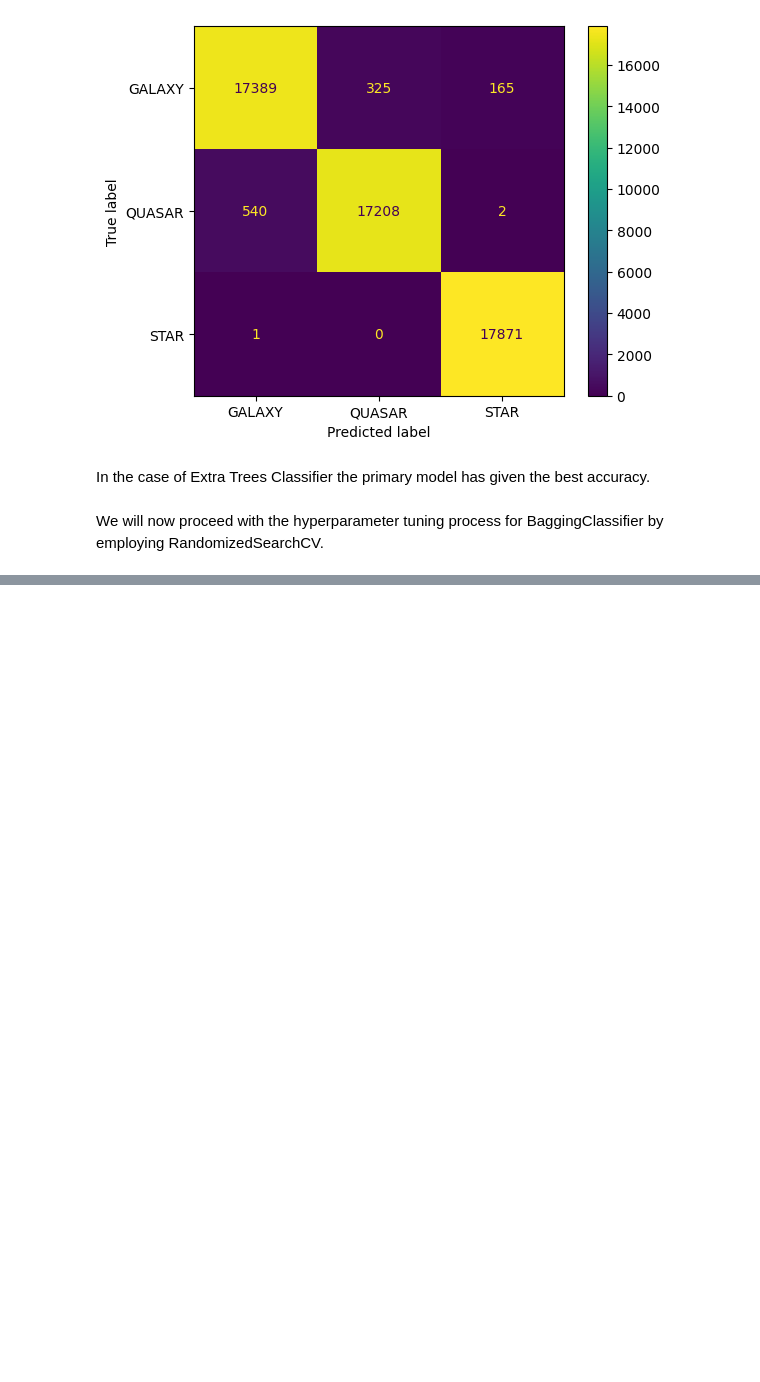
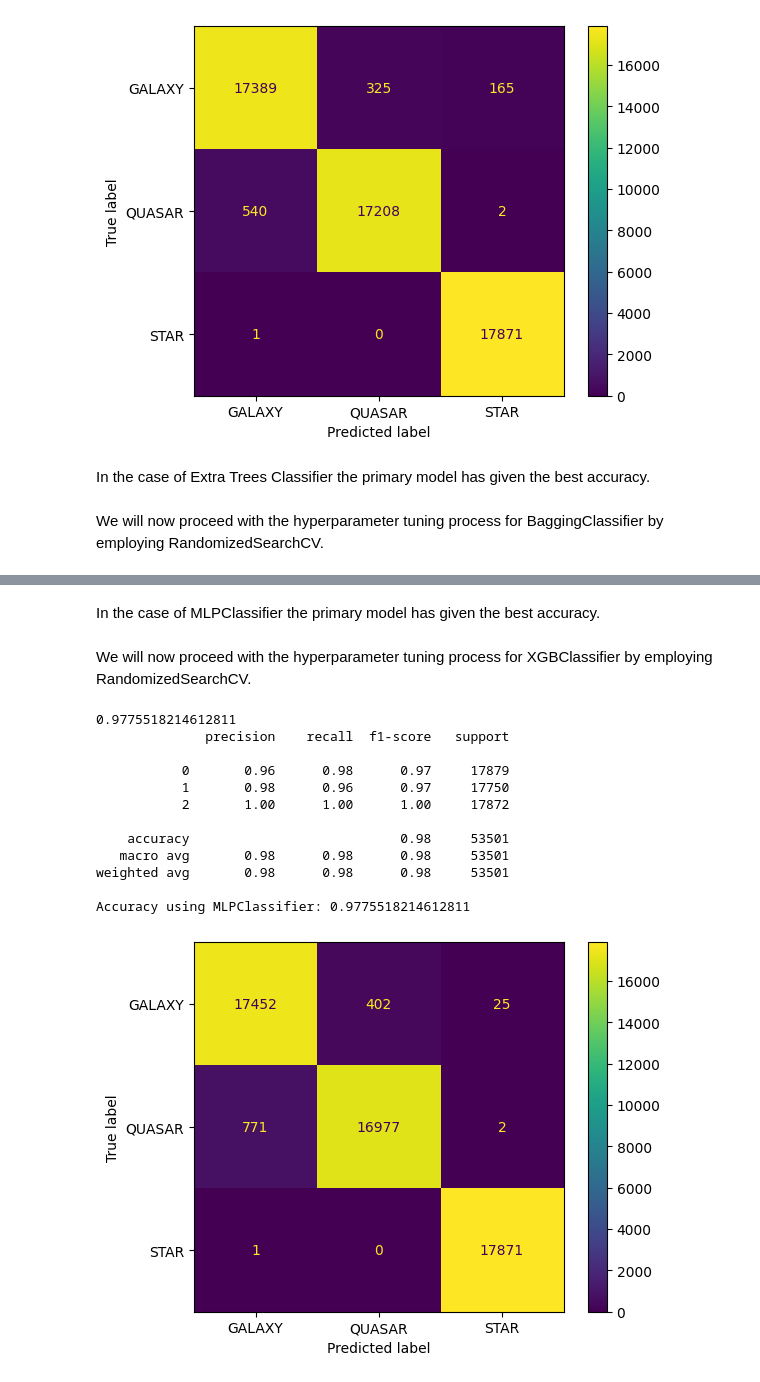
Before and after one commit to Ahmed-Estiak/stellar-classification-using-SMOTE-and-classifiers-ensemble, a Jupyter notebook: Stellar Classification (Smote, Scaled, hyperparamter tuning and ensemble).ipynb, the cells around one changed output, grey strips where cells are left out. Drawn from its saved outputs; the diff is of its cells as text; code cells hidden in the pictures; blank space fills up the shorter version.

Commit message:
1.3 xgbclassifier hyperparameter tuning

```diff
--- a/Stellar Classification (Smote, Scaled, hyperparamter tuning and ensemble).ipynb
+++ b/Stellar Classification (Smote, Scaled, hyperparamter tuning and ensemble).ipynb
@@ -632,0 +813,32 @@ We will now proceed with the hyperparameter tuning process for BaggingClassifier
+# %% [markdown]
+In the case of MLPClassifier the primary model has given the best accuracy.
+# %% [markdown]
+We will now proceed with the hyperparameter tuning process for XGBClassifier by employing RandomizedSearchCV.
+# %%
+xgb = XGBClassifier(random_state=42)
+xgb.fit(X_train, y_train)
+y_predict = xgb.predict(X_test)
+accuracy = accuracy_score(y_test, y_predict)
+print(accuracy)
+
+ConfusionMatrixDisplay.from_predictions(y_test, y_predict,
+                                        display_labels = ['GALAXY', 'QUASAR', 'STAR'])
+
+cr1 = classification_report(y_test, y_predict)
+print(cr1)
+accuracy_xgb = xgb.score(X_test, y_test)
+print("Accuracy using MLPClassifier:", accuracy_xgb)
+# %% [output]
+0.9775518214612811
+              precision    recall  f1-score   support
+
+           0       0.96      0.98      0.97     17879
+           1       0.98      0.96      0.97     17750
+           2       1.00      1.00      1.00     17872
+
+    accuracy                           0.98     53501
+   macro avg       0.98      0.98      0.98     53501
+weighted avg       0.98      0.98      0.98     53501
+
+Accuracy using MLPClassifier: 0.9775518214612811
+[figure, added]
```
Also changed, not shown: parts of 14 cells of this notebook.
